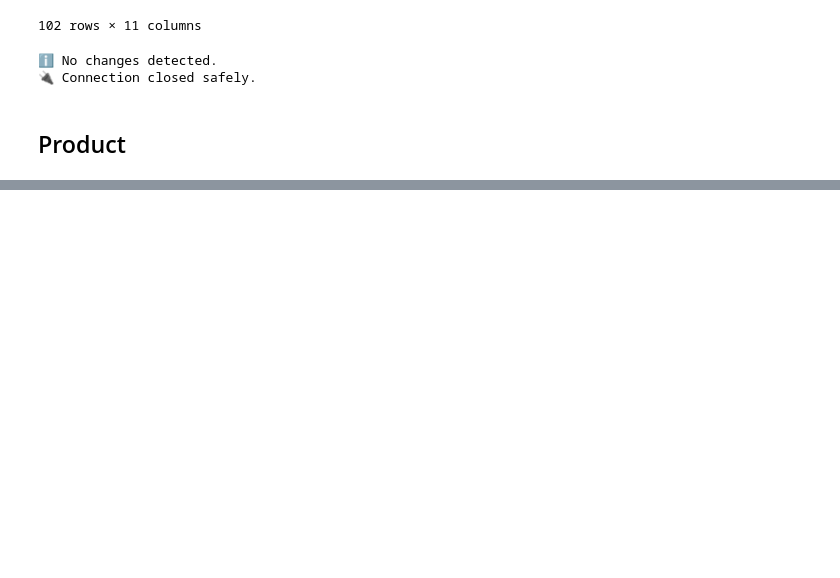
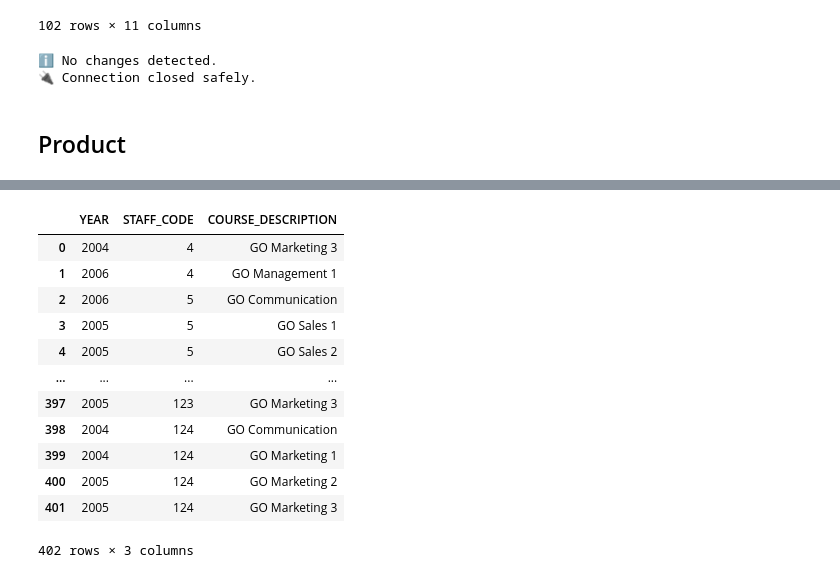
Before and after one commit to SebEmmen/GreatOutdoors, a Jupyter notebook: Warehouse.ipynb, the cells around one changed output, grey strips where cells are left out. Cells and saved outputs as stored; diff of their text form; code cells hidden in the pictures; blank space fills up the shorter version.

```diff
--- a/Warehouse.ipynb
+++ b/Warehouse.ipynb
@@ -1011,0 +1456,37 @@ df_product
+# %%
+df_course = pd.read_sql_query("SELECT * FROM Course", sdm_conn)
+df_training = pd.read_sql_query("SELECT * FROM Training", sdm_conn)
+
+
+df_training_final = pd.merge(
+    df_training,
+    df_course,
+    on='COURSE_CODE',
+    how='left'
+)
+
+df_training_final = df_training_final.rename(columns={
+    'SALES_REPRESENTATIVE_CODE': 'STAFF_CODE'
+})
+
+df_training_final = df_training_final[[
+    'YEAR',
+    'STAFF_CODE',
+    'COURSE_DESCRIPTION'
+]]
+
+df_training_final
+# %% [output]
+|  | YEAR | STAFF_CODE | COURSE_DESCRIPTION |
+| 0 | 2004 | 4 | GO Marketing 3 |
+| 1 | 2006 | 4 | GO Management 1 |
+| 2 | 2006 | 5 | GO Communication |
+| 3 | 2005 | 5 | GO Sales 1 |
+| 4 | 2005 | 5 | GO Sales 2 |
+| ... | ... | ... | ... |
+| 397 | 2005 | 123 | GO Marketing 3 |
+| 398 | 2004 | 124 | GO Communication |
+| 399 | 2004 | 124 | GO Marketing 1 |
+| 400 | 2005 | 124 | GO Marketing 2 |
+| 401 | 2005 | 124 | GO Marketing 3 |
+402 rows × 3 columns
```
Also changed, not shown: parts of 20 cells of this notebook, 2 other files.
